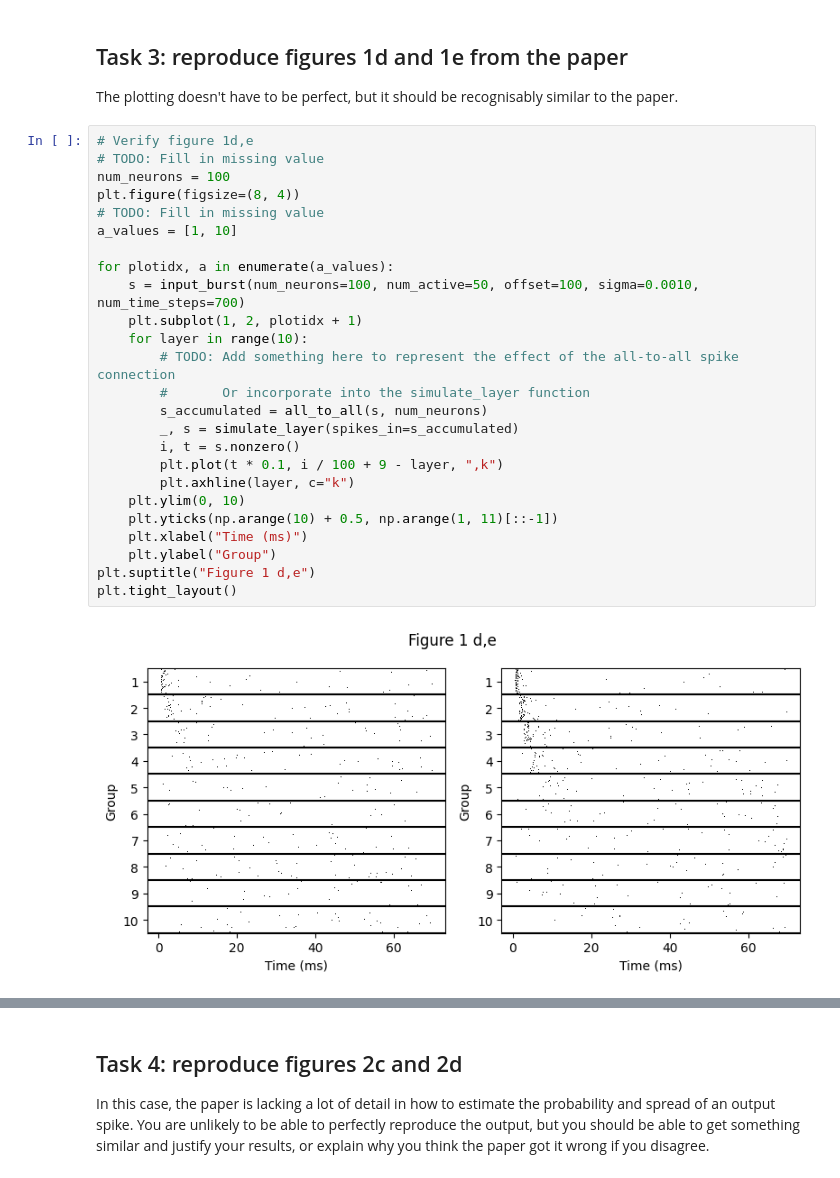
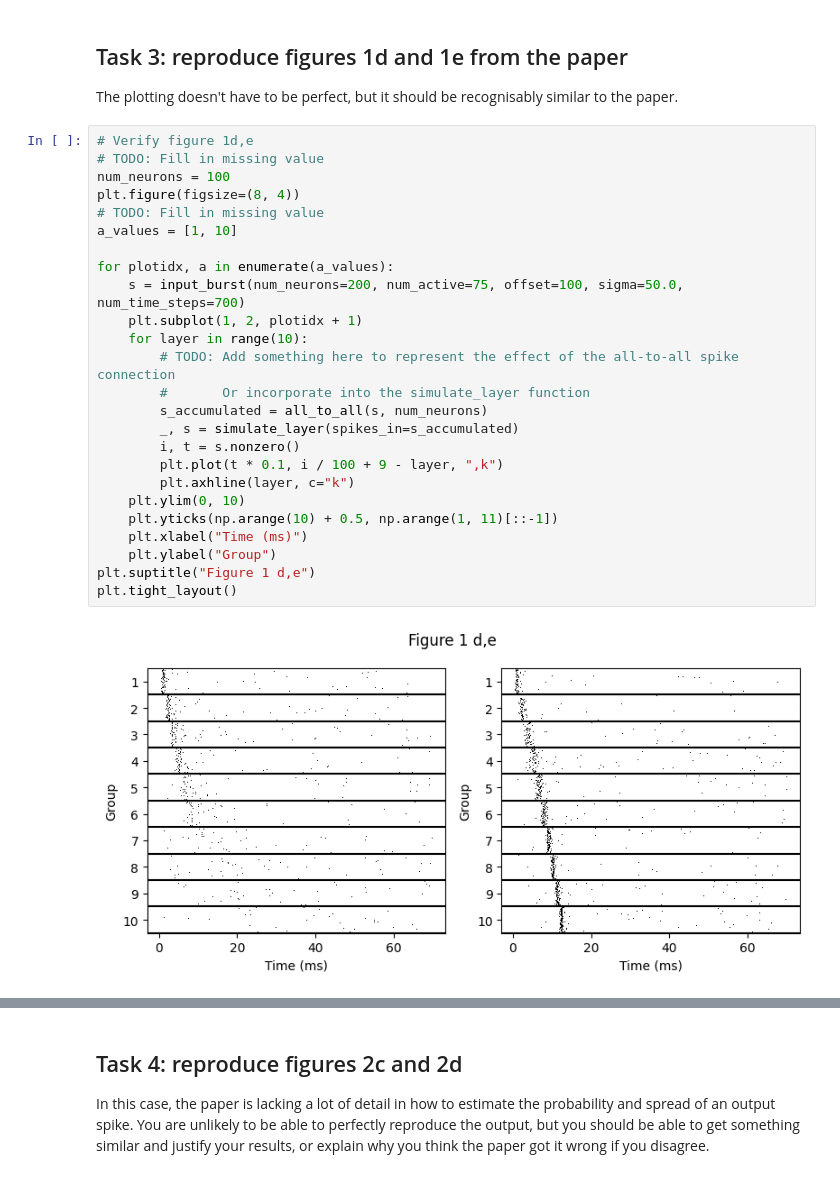
Before and after one commit to hk221/Neuro_for_ML, a Jupyter notebook: Synfire Chains/synfire_no_answers.ipynb, the cells around one changed output, grey strips where cells are left out. Drawn from its saved outputs; the diff is of its cells as text.

```diff
--- a/Synfire Chains/synfire_no_answers.ipynb
+++ b/Synfire Chains/synfire_no_answers.ipynb
@@ -239,30 +239,30 @@ The plotting doesn't have to be perfect, but it should be recognisably similar t
 # %%
 # Verify figure 1d,e
 # TODO: Fill in missing value
 num_neurons = 100
 plt.figure(figsize=(8, 4))
 # TODO: Fill in missing value
 a_values = [1, 10]
 
 for plotidx, a in enumerate(a_values):
-    s = input_burst(num_neurons=100, num_active=50, offset=100, sigma=0.0010, num_time_steps=700)
+    s = input_burst(num_neurons=200, num_active=75, offset=100, sigma=50.0, num_time_steps=700)
     plt.subplot(1, 2, plotidx + 1)
     for layer in range(10):
         # TODO: Add something here to represent the effect of the all-to-all spike connection
         #       Or incorporate into the simulate_layer function
         s_accumulated = all_to_all(s, num_neurons)
         _, s = simulate_layer(spikes_in=s_accumulated)
         i, t = s.nonzero()
         plt.plot(t * 0.1, i / 100 + 9 - layer, ",k")
         plt.axhline(layer, c="k")
     plt.ylim(0, 10)
     plt.yticks(np.arange(10) + 0.5, np.arange(1, 11)[::-1])
     plt.xlabel("Time (ms)")
     plt.ylabel("Group")
 plt.suptitle("Figure 1 d,e")
 plt.tight_layout()
 # %% [output]
-[figure, old version]
+[figure, new version]
 # %% [markdown]
 Expected results (may not be exactly the same each time you run):
 
```
Also changed, not shown: parts of 2 cells of this notebook.
